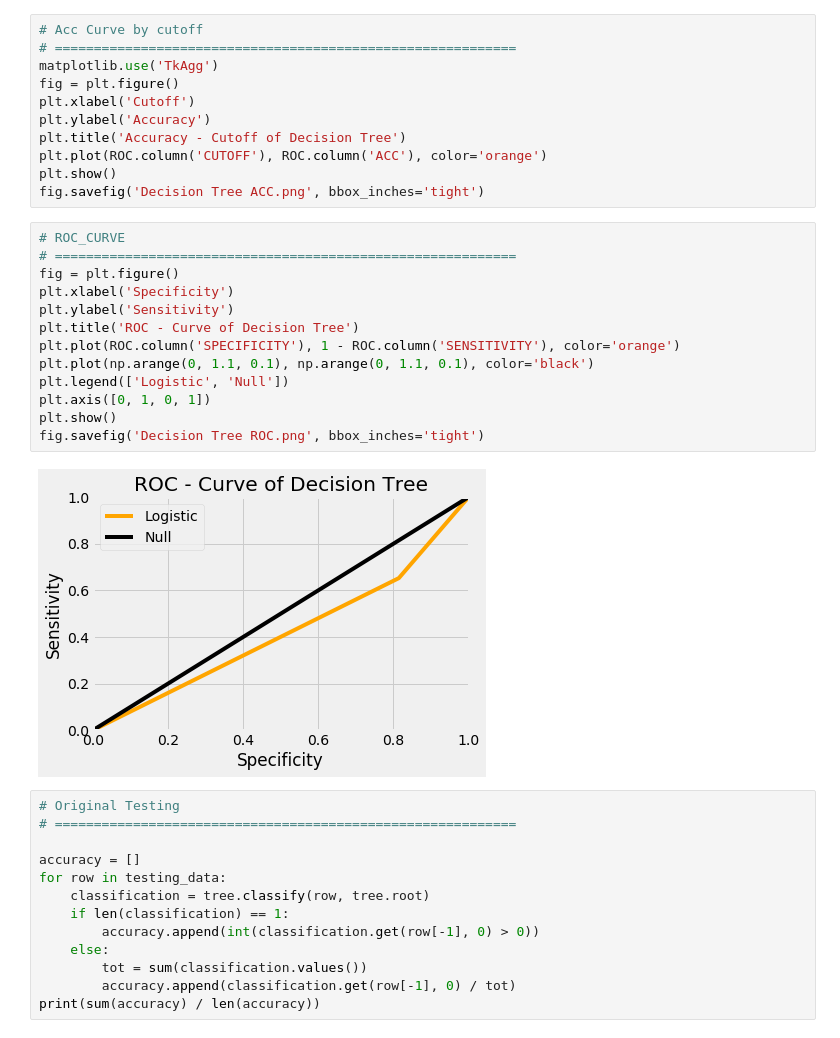
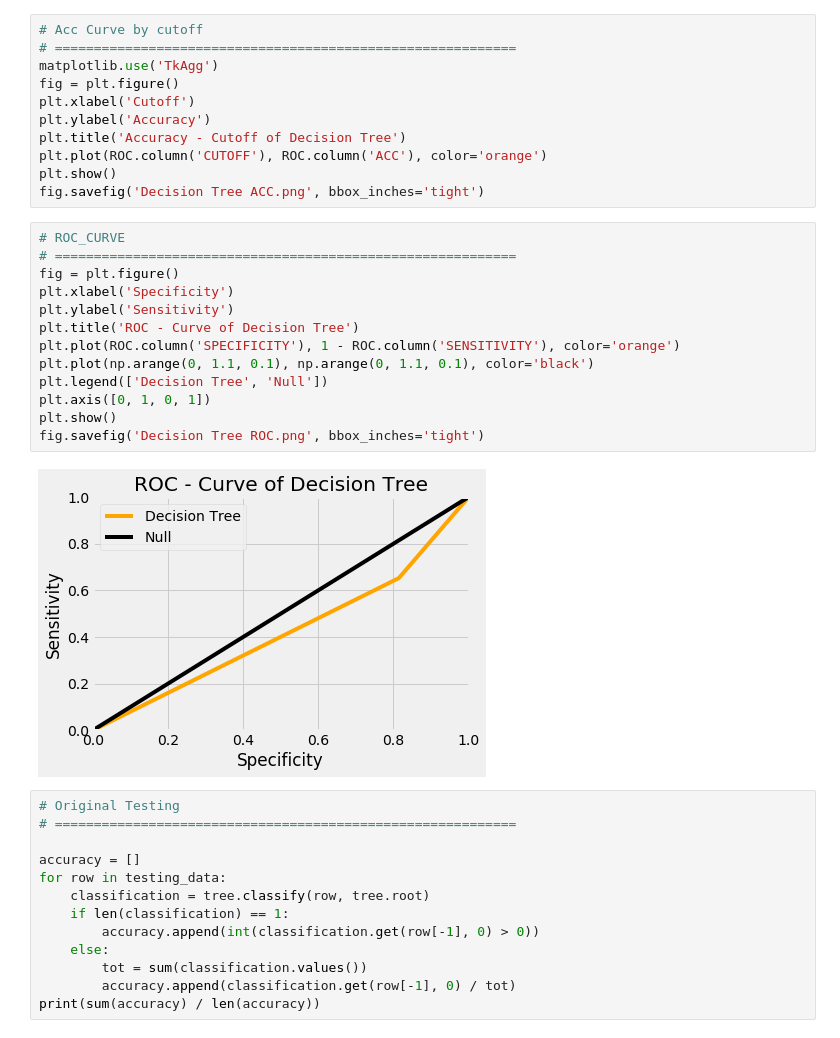
Before and after one commit to frostace/BinaryClassification, a Jupyter notebook: Decision Tree.ipynb, the cells around one changed output. Drawn from its saved outputs; the diff is of its cells as text.

```diff
--- a/Decision Tree.ipynb
+++ b/Decision Tree.ipynb
@@ -298,18 +298,18 @@ fig.savefig('Decision Tree ACC.png', bbox_inches='tight')
 # %%
 # ROC_CURVE
 # ===========================================================
 fig = plt.figure()
 plt.xlabel('Specificity')
 plt.ylabel('Sensitivity')
 plt.title('ROC - Curve of Decision Tree')
 plt.plot(ROC.column('SPECIFICITY'), 1 - ROC.column('SENSITIVITY'), color='orange')
 plt.plot(np.arange(0, 1.1, 0.1), np.arange(0, 1.1, 0.1), color='black')
-plt.legend(['Logistic', 'Null'])
+plt.legend(['Decision Tree', 'Null'])
 plt.axis([0, 1, 0, 1])
 plt.show()
 fig.savefig('Decision Tree ROC.png', bbox_inches='tight')
 # %% [output]
-[figure, old version]
+[figure, new version]
 # %%
 # Original Testing
 # ===========================================================
```
Also changed, not shown: 6 other files.
